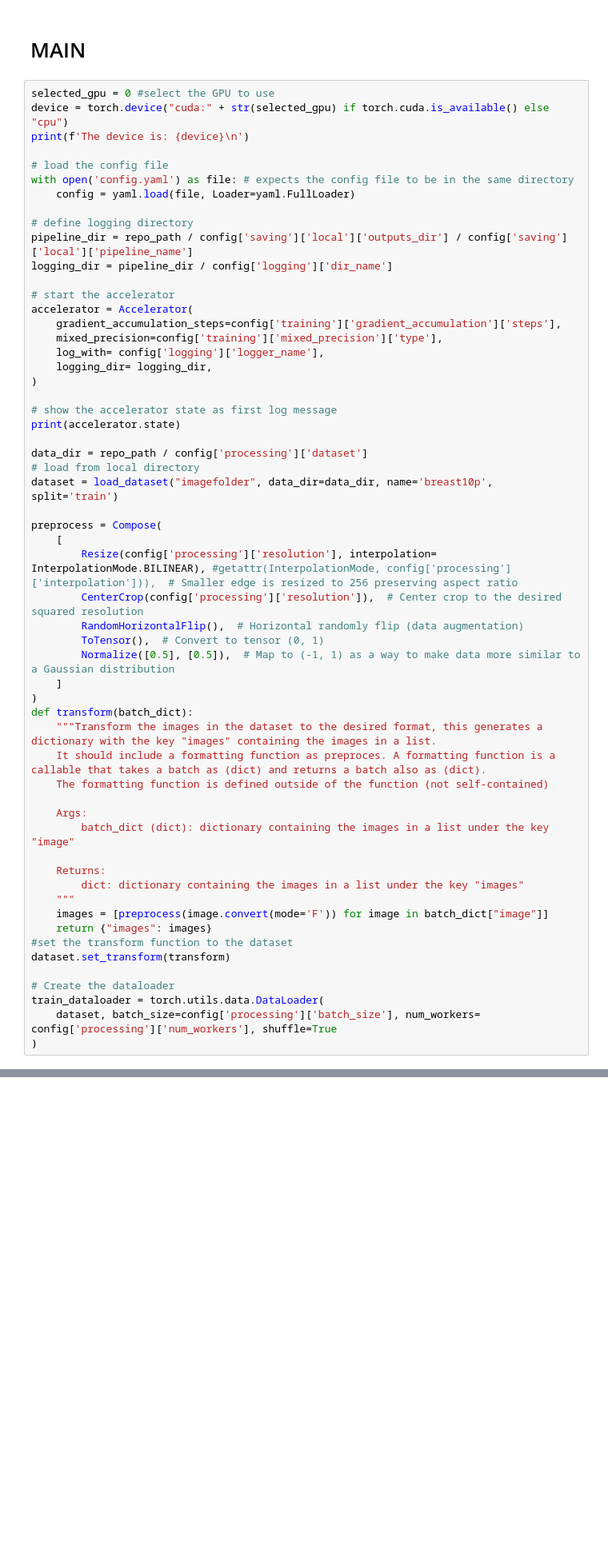
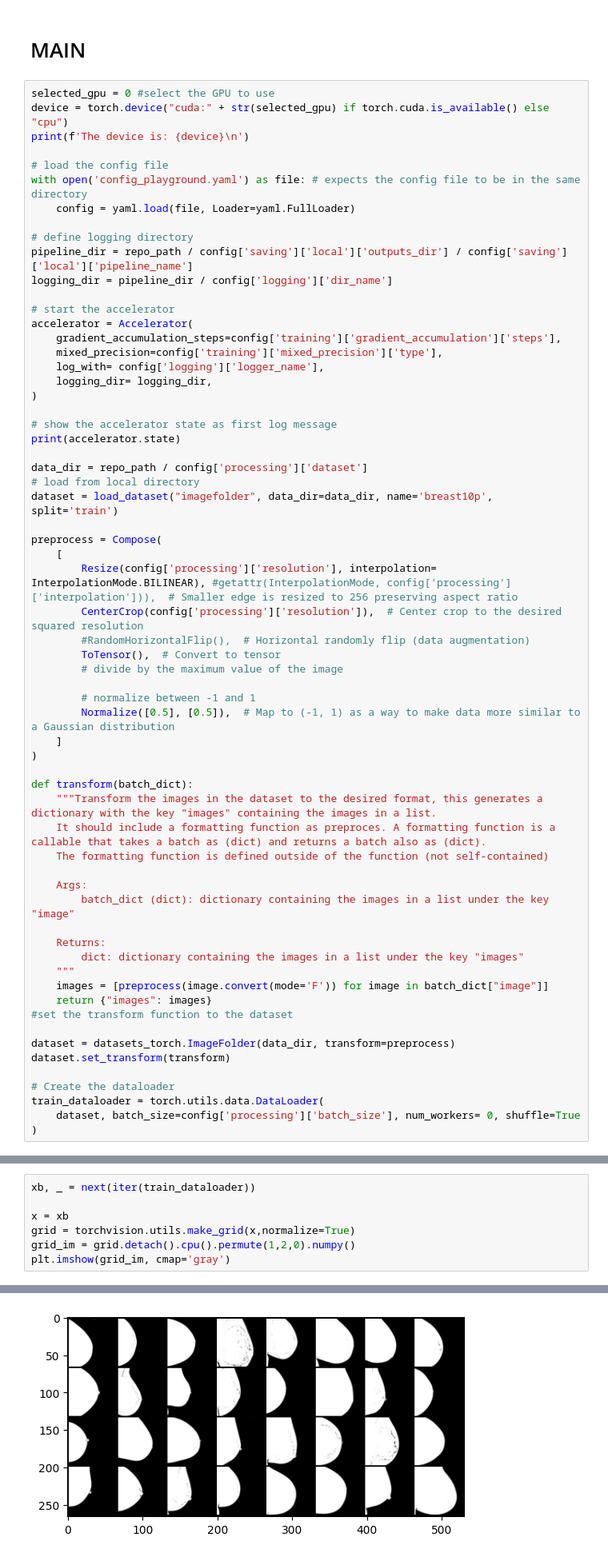
Before and after one commit to Likalto4/diffusion-models_master, a Jupyter notebook: experiments/playground.ipynb, the cells around one changed output, grey strips where cells are left out. Shown at 80% size. Drawn from its saved outputs; the diff is of its cells as text; blank space fills up the shorter version.

Commit message:
creating scripts for training with the breast dataset, missing proper dataloading.

```diff
--- a/experiments/playground.ipynb
+++ b/experiments/playground.ipynb
@@ -44,7 +47,7 @@ device = torch.device("cuda:" + str(selected_gpu) if torch.cuda.is_available() e
 print(f'The device is: {device}\n')
 
 # load the config file
-with open('config.yaml') as file: # expects the config file to be in the same directory
+with open('config_playground.yaml') as file: # expects the config file to be in the same directory
     config = yaml.load(file, Loader=yaml.FullLoader)
 
 # define logging directory
@@ -70,11 +73,15 @@ preprocess = Compose(
     [
         Resize(config['processing']['resolution'], interpolation= InterpolationMode.BILINEAR), #getattr(InterpolationMode, config['processing']['interpolation'])),  # Smaller edge is resized to 256 preserving aspect ratio
         CenterCrop(config['processing']['resolution']),  # Center crop to the desired squared resolution
-        RandomHorizontalFlip(),  # Horizontal randomly flip (data augmentation)
-        ToTensor(),  # Convert to tensor (0, 1)
+        #RandomHorizontalFlip(),  # Horizontal randomly flip (data augmentation)
+        ToTensor(),  # Convert to tensor
+        # divide by the maximum value of the image
+
+        # normalize between -1 and 1
         Normalize([0.5], [0.5]),  # Map to (-1, 1) as a way to make data more similar to a Gaussian distribution
     ]
 )
+
 def transform(batch_dict):
     """Transform the images in the dataset to the desired format, this generates a dictionary with the key "images" containing the images in a list.
     It should include a formatting function as preproces. A formatting function is a callable that takes a batch as (dict) and returns a batch also as (dict).
@@ -89,11 +96,13 @@ def transform(batch_dict):
     images = [preprocess(image.convert(mode='F')) for image in batch_dict["image"]]
     return {"images": images}
 #set the transform function to the dataset
+
+dataset = datasets_torch.ImageFolder(data_dir, transform=preprocess)
 dataset.set_transform(transform)
 
 # Create the dataloader
 train_dataloader = torch.utils.data.DataLoader(
-    dataset, batch_size=config['processing']['batch_size'], num_workers= config['processing']['num_workers'], shuffle=True
+    dataset, batch_size=config['processing']['batch_size'], num_workers= 0, shuffle=True
 )
 # %% [output]
 The device is: cuda:0
@@ -114,0 +126,8 @@ len(xb.unique())
+# %%
+xb, _ = next(iter(train_dataloader))
+
+x = xb
+grid = torchvision.utils.make_grid(x,normalize=True)
+grid_im = grid.detach().cpu().permute(1,2,0).numpy()
+plt.imshow(grid_im, cmap='gray')
+# %% [output]
@@ -114,0 +135 @@ len(xb.unique())
+[figure, added]
```
Also changed, not shown: parts of 14 cells of this notebook, 6 other files.
